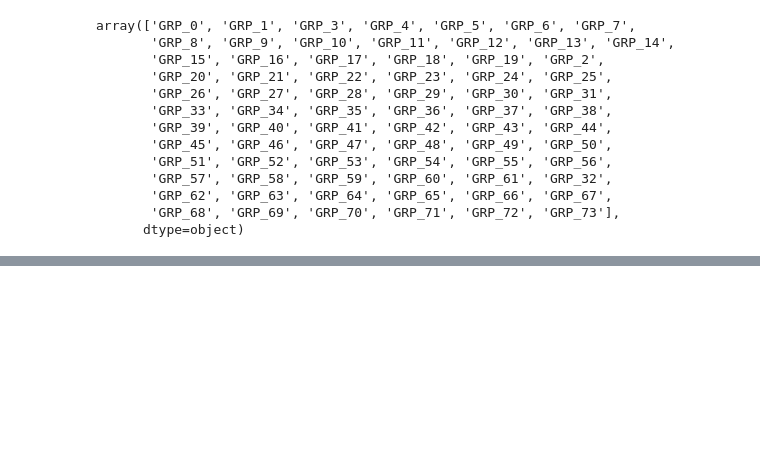
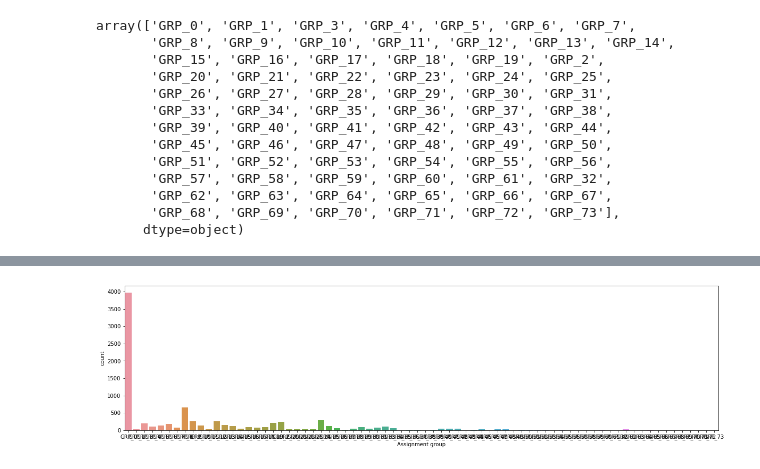
Before and after one commit to 0xkinley/PGP_AIML_CapstoneProject, a Jupyter notebook: EDA and Preprocessing - Notebook.ipynb, the cells around one changed output, grey strips where cells are left out. Saved outputs shown, nothing was run; the diff lists cells and outputs as text; code cells hidden in the pictures; blank space fills up the shorter version.

```diff
--- a/EDA and Preprocessing - Notebook.ipynb
+++ b/EDA and Preprocessing - Notebook.ipynb
@@ -85,0 +110,6 @@ array(['GRP_0', 'GRP_1', 'GRP_3', 'GRP_4', 'GRP_5', 'GRP_6', 'GRP_7',
+# %%
+import matplotlib.pyplot as plt
+plt.rcParams["figure.figsize"] = (20,5)
+sns.countplot(x='Assignment group', data = data);
+# %% [output]
+[figure, added]
```
Also changed, not shown: parts of 5 cells of this notebook.
